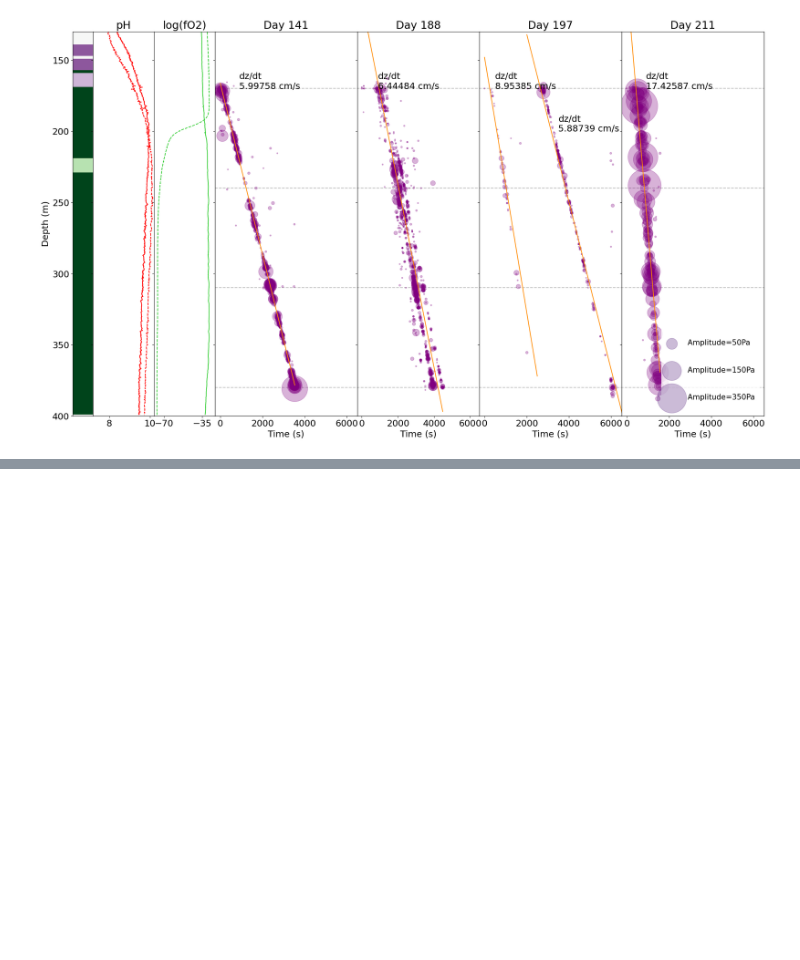
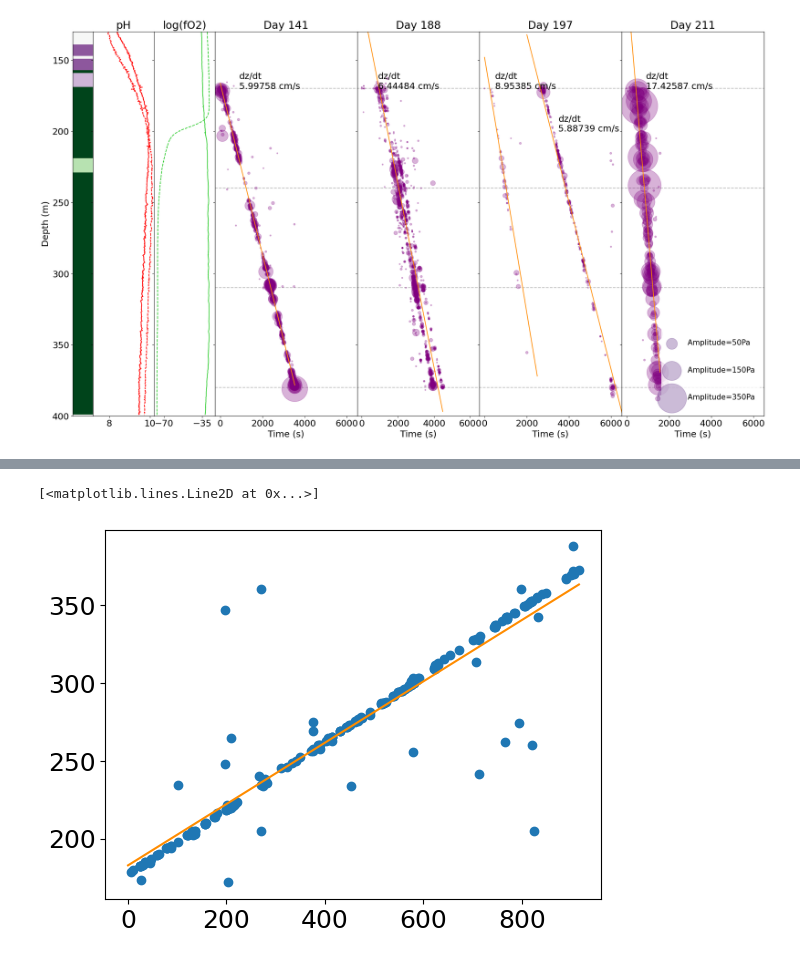
Before and after one commit to SerpRateAI/tensilePaper, a Jupyter notebook: combined-geology-chemistry-fractures.ipynb, the cells around one changed output, grey strips where cells are left out. Drawn from its saved outputs; the diff is of its cells as text; code cells hidden in the pictures; blank space fills up the shorter version.

```diff
--- a/combined-geology-chemistry-fractures.ipynb
+++ b/combined-geology-chemistry-fractures.ipynb
@@ -283,0 +415,23 @@ amplitude: 557.2534597217959
+# %%
+fig, ax = plt.subplots()
+
+data = df211[20:-10].copy()
+
+ax.scatter(data['arrival_datetime'].diff().apply(lambda t: t.total_seconds()).fillna(0).cumsum().values.reshape(-1, 1)[2:]
+        ,data['depth'][2:]
+          )
+
+x = data['arrival_datetime'].diff().apply(lambda t: t.total_seconds()).fillna(0).cumsum().values.reshape(-1, 1)
+y = data['depth'].values.reshape(-1, 1)
+lr = linear_model.LinearRegression()
+lr.fit(x, y)
+# xmod = np.linspace(xstop, 7000, 1000)
+modx = np.linspace(0, x.max(), 1000)
+ymod = lr.intercept_ + lr.coef_[0] * (modx)
+ax.plot(modx, ymod, color='darkorange')
+# ax.text(s=f'dz/dt\n{np.round(lr.coef_[0][0]*100, 2)} cm/s'
+#                  ,x=3500, y=200
+#                  ,fontsize=18)
+# %% [output]
+[<matplotlib.lines.Line2D at 0x...>]
+[figure, added]
```
Also changed, not shown: parts of 2 cells of this notebook, 6 other files.
